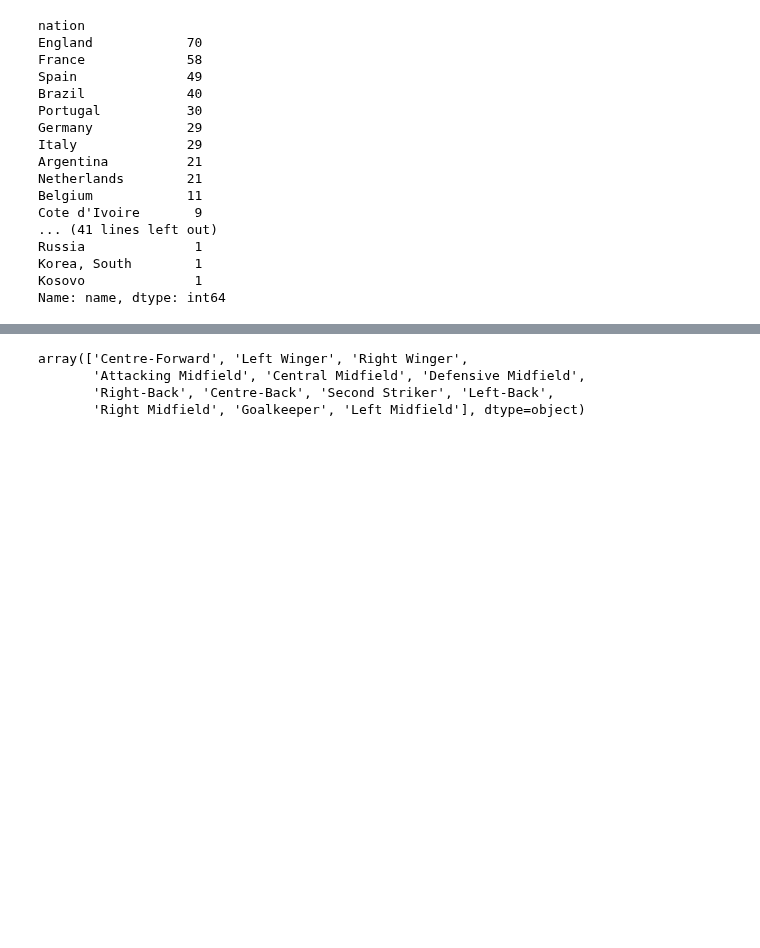
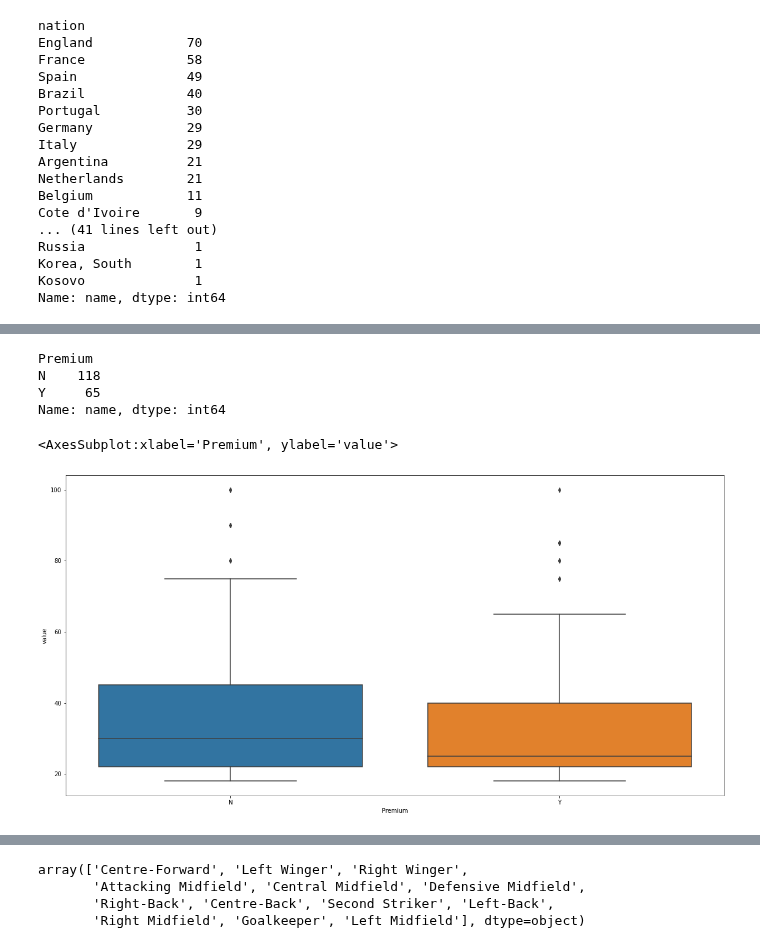
Before and after one commit to obilige/justone, a Jupyter notebook: FP_value/Football_Player.ipynb, the cells around one changed output, grey strips where cells are left out. Saved outputs shown, nothing was run; the diff lists cells and outputs as text; code cells hidden in the pictures; blank space fills up the shorter version.

```diff
--- a/FP_value/Football_Player.ipynb
+++ b/FP_value/Football_Player.ipynb
@@ -641,3 +641,7 @@ Russia              1
 Korea, South        1
 Kosovo              1
 Name: name, dtype: int64
+# %%
+### 프리미어리그에서 뛰는 영국 국적 선수와 영국 외 국적 선수 비교
+eng = premium[premium['league']=='Premier League']
+eng
@@ -643,0 +662,22 @@ Name: name, dtype: int64
+# %%
+# 프리미어리거 중 잉글랜드 국적 65명
+# 프리미어리거 중 잉글랜드 외 국적 118명
+eng.groupby('Premium')['name'].count().sort_values(ascending=False)
+# %% [output]
+Premium
+N    118
+Y     65
+Name: name, dtype: int64
+# %%
+# 영국, 영국 외 국적 두 그룹의 몸값 평균은 차이 없음
+# 연령별 차이
+# 포지션별 차이
+# - 포지션 차이 없다면 Goal 차이까지 확인해보기
+# 소속팀별 차이
+# 해당 차이 파악하면 몸갑 평균 차이 없는 것이 진짜 의미가 없는 것인지 아닌지 파악 가능하지 않을까?
+
+plt.figure(figsize=(20,10))
+sns.boxplot(x='Premium', y='value', data=eng)
+# %% [output]
+<AxesSubplot:xlabel='Premium', ylabel='value'>
+[figure, added]
```
Also changed, not shown: parts of 12 cells of this notebook.
